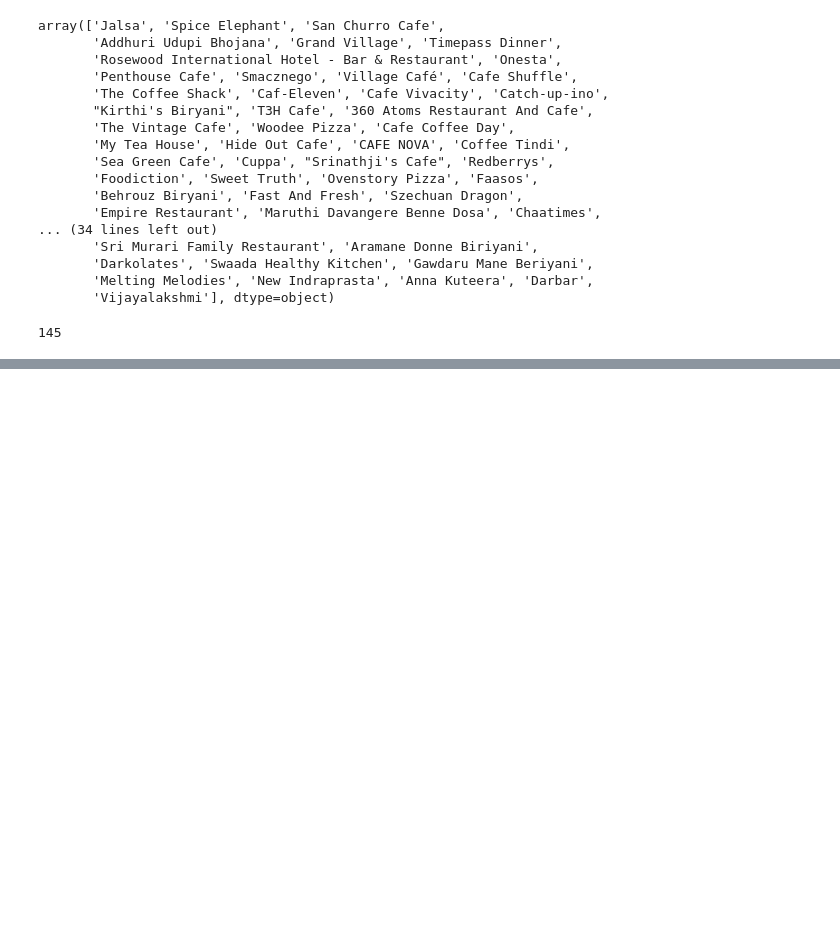
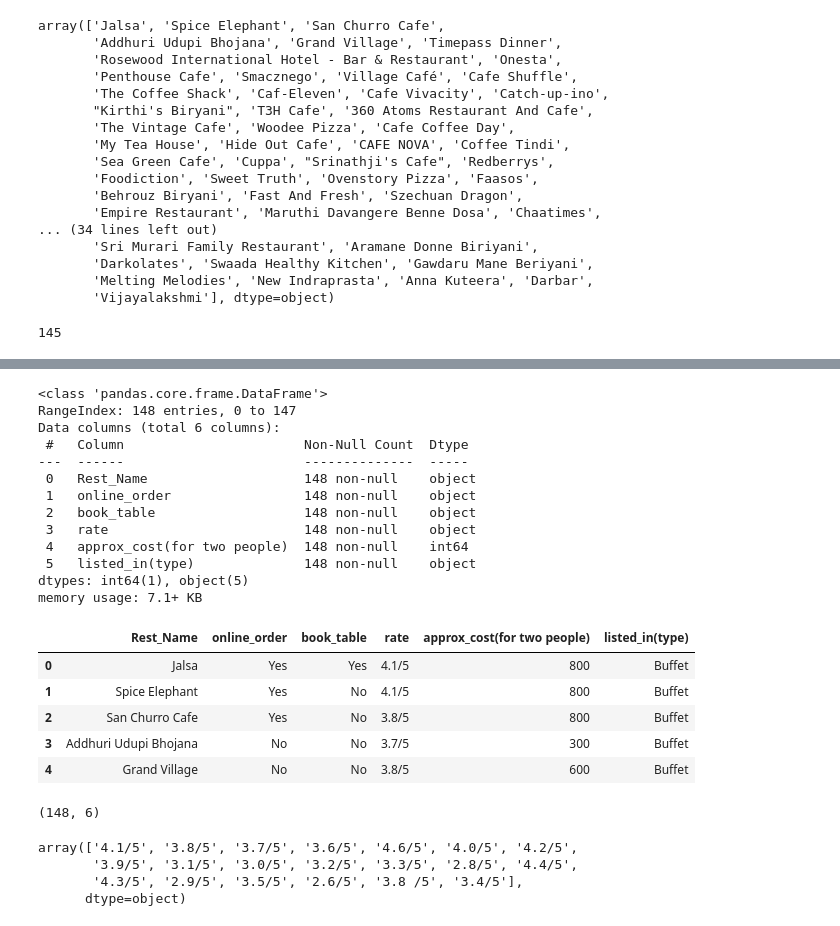
Before and after one commit to sharmagaurav43212-rgb/Panda2, a Jupyter notebook: Panda2.0.ipynb, the cells around one changed output, grey strips where cells are left out. Saved outputs shown, nothing was run; the diff lists cells and outputs as text; code cells hidden in the pictures; blank space fills up the shorter version.

```diff
--- a/Panda2.0.ipynb
+++ b/Panda2.0.ipynb
@@ -225,0 +372,35 @@ df["name"].nunique() #count of unique
+# %%
+df.info()
+df.head()
+# %% [output]
+<class 'pandas.core.frame.DataFrame'>
+RangeIndex: 148 entries, 0 to 147
+Data columns (total 6 columns):
+ #   Column                       Non-Null Count  Dtype
+---  ------                       --------------  -----
+ 0   Rest_Name                    148 non-null    object
+ 1   online_order                 148 non-null    object
+ 2   book_table                   148 non-null    object
+ 3   rate                         148 non-null    object
+ 4   approx_cost(for two people)  148 non-null    int64
+ 5   listed_in(type)              148 non-null    object
+dtypes: int64(1), object(5)
+memory usage: 7.1+ KB
+|  | Rest_Name | online_order | book_table | rate | approx_cost(for two people) | listed_in(type) |
+| 0 | Jalsa | Yes | Yes | 4.1/5 | 800 | Buffet |
+| 1 | Spice Elephant | Yes | No | 4.1/5 | 800 | Buffet |
+| 2 | San Churro Cafe | Yes | No | 3.8/5 | 800 | Buffet |
+| 3 | Addhuri Udupi Bhojana | No | No | 3.7/5 | 300 | Buffet |
+| 4 | Grand Village | No | No | 3.8/5 | 600 | Buffet |
+# %%
+df.drop_duplicates(inplace=True)
+df.shape
+# %% [output]
+(148, 6)
+# %%
+df['rate'].unique()
+# %% [output]
+array(['4.1/5', '3.8/5', '3.7/5', '3.6/5', '4.6/5', '4.0/5', '4.2/5',
+       '3.9/5', '3.1/5', '3.0/5', '3.2/5', '3.3/5', '2.8/5', '4.4/5',
+       '4.3/5', '2.9/5', '3.5/5', '2.6/5', '3.8 /5', '3.4/5'],
+      dtype=object)
```
Also changed, not shown: parts of 10 cells of this notebook.
